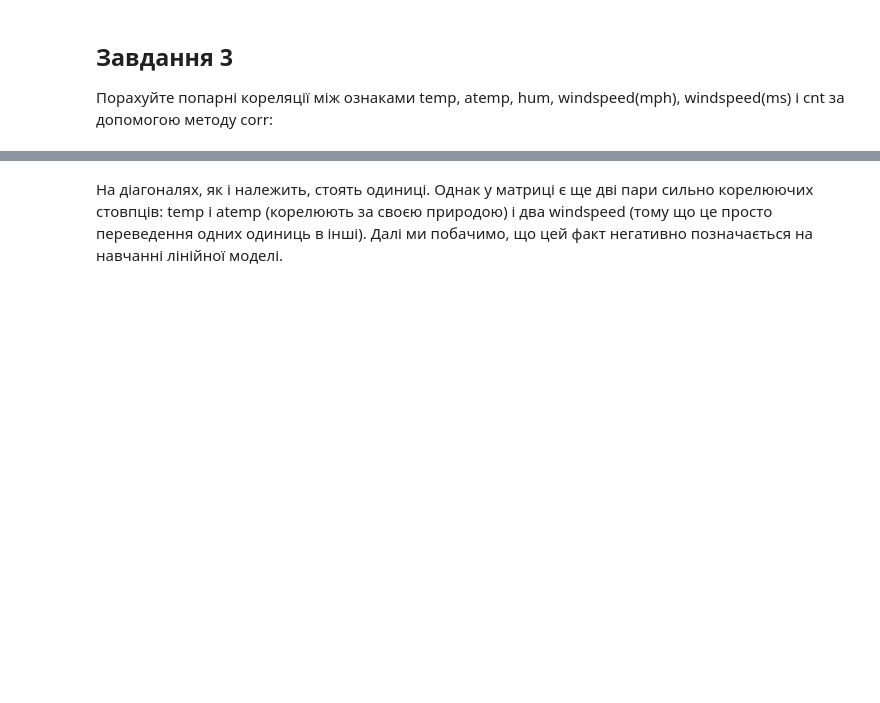
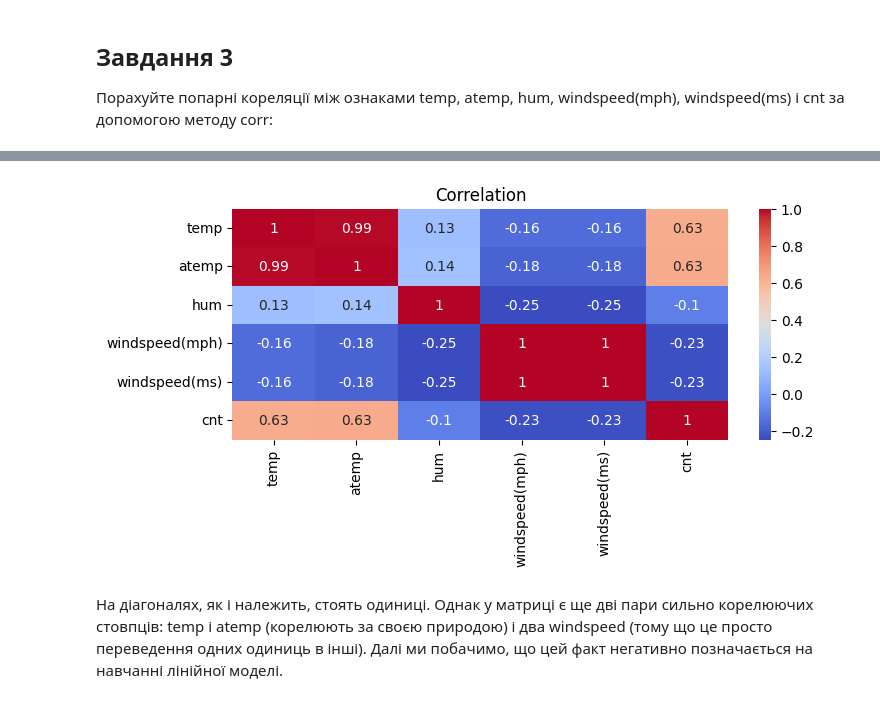
Before and after one commit to peakodev/data_science, a Jupyter notebook: home_04/Hw4.ipynb, the cells around one changed output, grey strips where cells are left out. Saved outputs shown, nothing was run; the diff lists cells and outputs as text; code cells hidden in the pictures; blank space fills up the shorter version.

```diff
--- a/home_04/Hw4.ipynb
+++ b/home_04/Hw4.ipynb
@@ -74,0 +113,4 @@ __Запитання:__
+# %%
+features = ['temp', 'atemp', 'hum', 'windspeed(mph)', 'windspeed(ms)', 'cnt']
+corr_df = df[features].corr()
+print(corr_df)
@@ -75,3 +133,10 @@ __Запитання:__
+# %%
+plt.figure(figsize=(8, len(corr_df) * 0.5))
+sns.heatmap(corr_df, annot=True, cmap='coolwarm')
+plt.title('Correlation')
+plt.show()
+# %% [output]
+[figure, added]
 # %% [markdown]
 На діагоналях, як і належить, стоять одиниці. Однак у матриці є ще дві пари сильно корелюючих стовпців: temp і atemp (корелюють за своєю природою) і два windspeed (тому що це просто переведення одних одиниць в інші). Далі ми побачимо, що цей факт негативно позначається на навчанні лінійної моделі.
 # %% [markdown]
```
Also changed, not shown: parts of 40 cells of this notebook.
